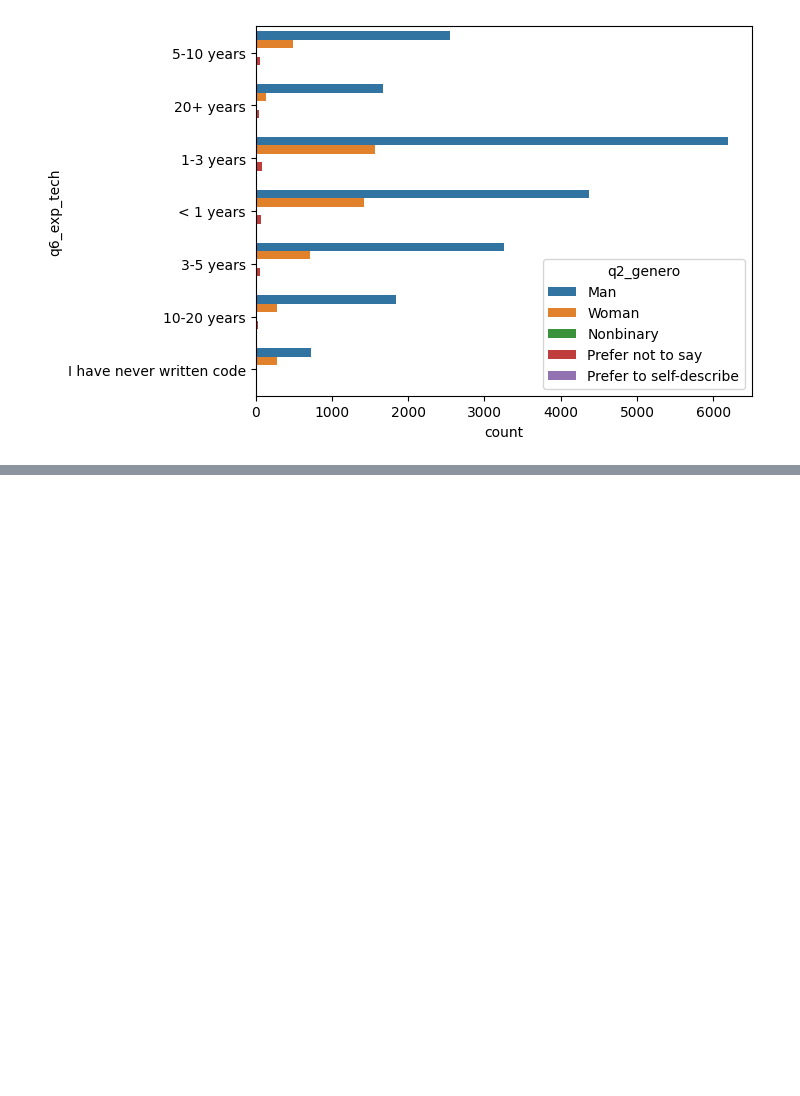
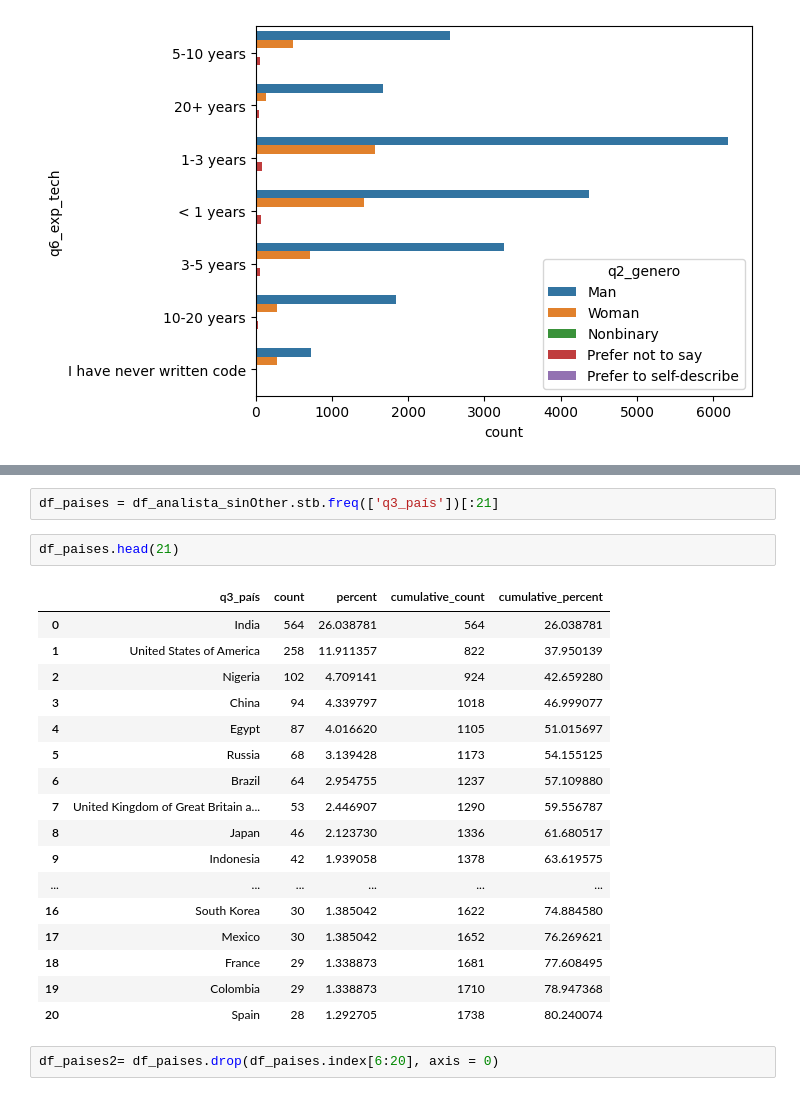
Before and after one commit to Adalab/project2-da-promo-c-modulo-2-team4, a Jupyter notebook: 04- Preguntas/1.Pregunta_perfil.ipynb, the cells around one changed output, grey strips where cells are left out. Cells and saved outputs as stored; diff of their text form; blank space fills up the shorter version.

```diff
--- a/04- Preguntas/1.Pregunta_perfil.ipynb
+++ b/04- Preguntas/1.Pregunta_perfil.ipynb
@@ -234,0 +267,24 @@ sns.countplot(data=df_perfil , y= 'q6_exp_tech', hue=  "q2_genero");
+# %%
+df_paises = df_analista_sinOther.stb.freq(['q3_país'])[:21]
+# %%
+df_paises.head(21)
+# %% [output]
+|  | q3_país | count | percent | cumulative_count | cumulative_percent |
+| 0 | India | 564 | 26.038781 | 564 | 26.038781 |
+| 1 | United States of America | 258 | 11.911357 | 822 | 37.950139 |
+| 2 | Nigeria | 102 | 4.709141 | 924 | 42.659280 |
+| 3 | China | 94 | 4.339797 | 1018 | 46.999077 |
+| 4 | Egypt | 87 | 4.016620 | 1105 | 51.015697 |
+| 5 | Russia | 68 | 3.139428 | 1173 | 54.155125 |
+| 6 | Brazil | 64 | 2.954755 | 1237 | 57.109880 |
+| 7 | United Kingdom of Great Britain a... | 53 | 2.446907 | 1290 | 59.556787 |
+| 8 | Japan | 46 | 2.123730 | 1336 | 61.680517 |
+| 9 | Indonesia | 42 | 1.939058 | 1378 | 63.619575 |
+| ... | ... | ... | ... | ... | ... |
+| 16 | South Korea | 30 | 1.385042 | 1622 | 74.884580 |
+| 17 | Mexico | 30 | 1.385042 | 1652 | 76.269621 |
+| 18 | France | 29 | 1.338873 | 1681 | 77.608495 |
+| 19 | Colombia | 29 | 1.338873 | 1710 | 78.947368 |
+| 20 | Spain | 28 | 1.292705 | 1738 | 80.240074 |
+# %%
+df_paises2= df_paises.drop(df_paises.index[6:20], axis = 0)
```
Also changed, not shown: parts of 16 cells of this notebook.
